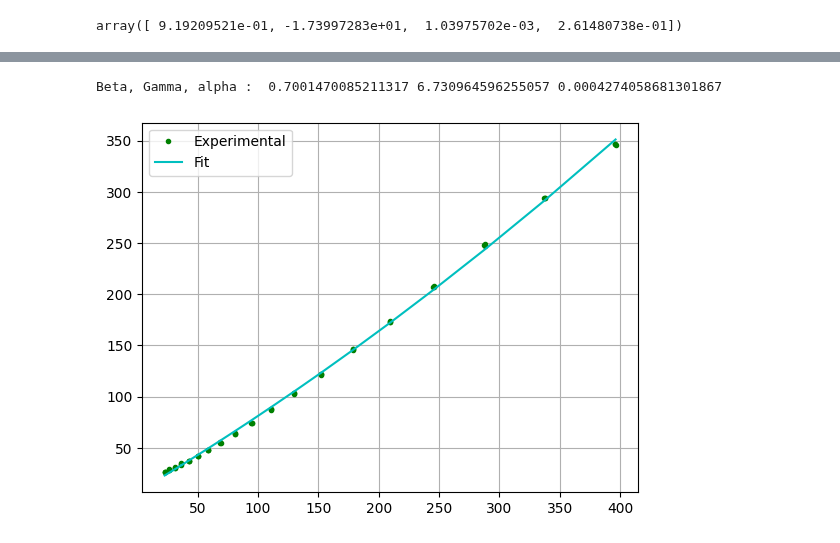
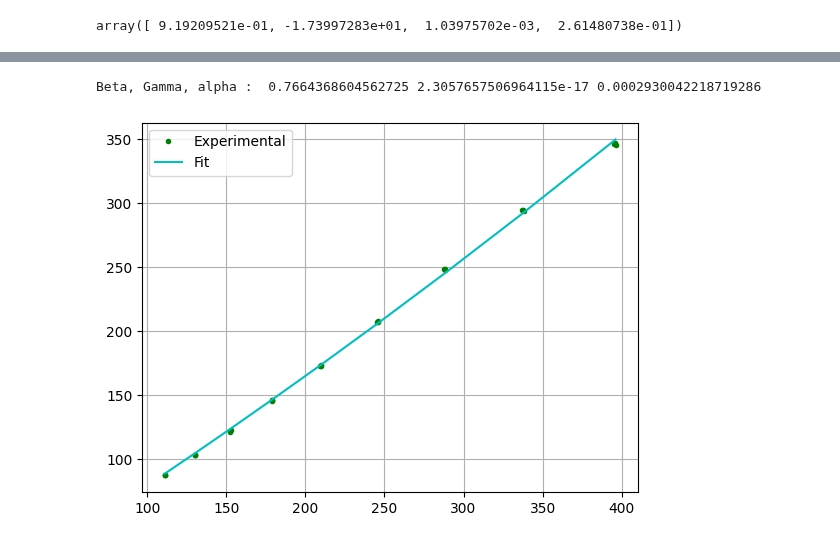
Before and after one commit to Gamal-on/YBCO, a Jupyter notebook: results_YBCO_overdoped.ipynb, the cells around one changed output, grey strips where cells are left out. Saved outputs shown, nothing was run; the diff lists cells and outputs as text; code cells hidden in the pictures.

```diff
--- a/results_YBCO_overdoped.ipynb
+++ b/results_YBCO_overdoped.ipynb
@@ -68,6 +71,6 @@ AttributeError: module 'matplotlib.pyplot' has no attribute 'ylable'
 # %%
-polynomial_optic_fit.plot_fit_quadra(20, 400, cnt.squared_temperature_ISIS, cnt.hc_div_temp_ISIS,
+polynomial_optic_fit.plot_fit_quadra(100, 400, cnt.squared_temperature_ISIS, cnt.hc_div_temp_ISIS,
                                      bounds = ([0, 0, 0],[1, 10, 1]))
 # %% [output]
-Beta, Gamma, alpha :  0.7001470085211317 6.730964596255057 0.0004274058681301867
+Beta, Gamma, alpha :  0.7664368604562725 2.3057657506964115e-17 0.0002930042218719286
-[figure, old version]
+[figure, new version]
```
Also changed, not shown: parts of 5 cells of this notebook, 3 other files.
